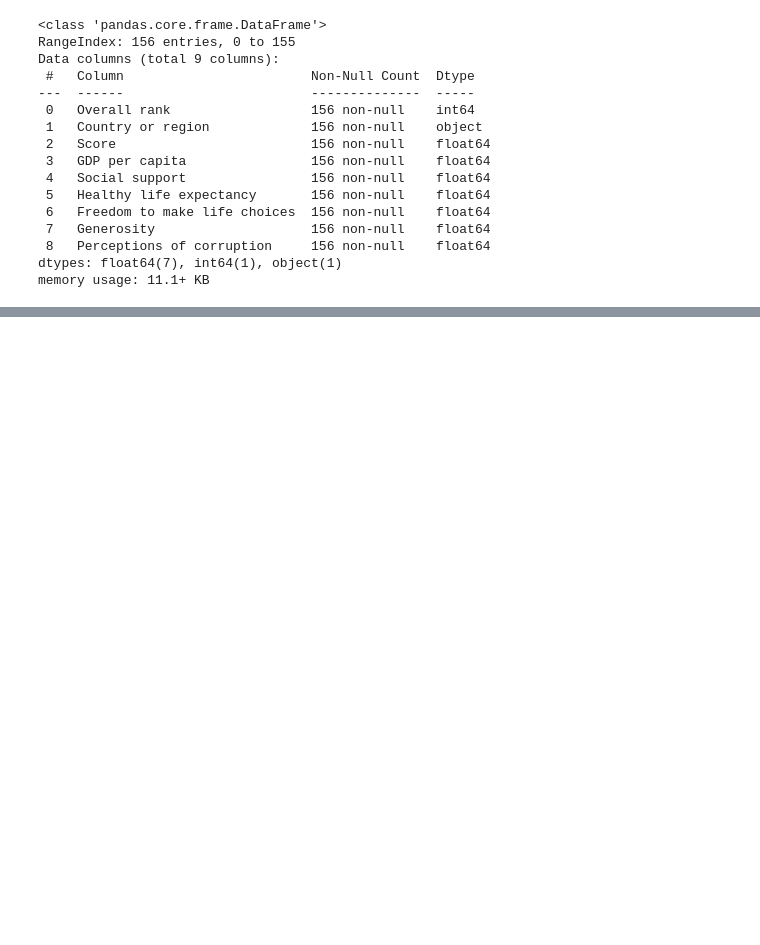
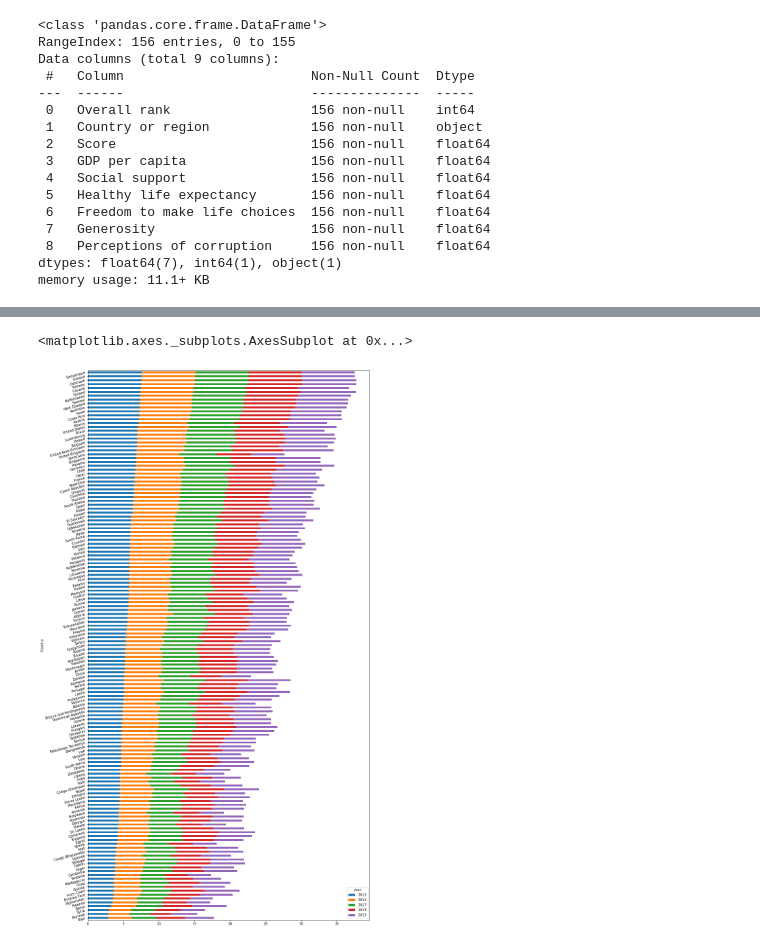
Before and after one commit to sumankumar1/python, a Jupyter notebook: Data Science - World Happiness Report/notebook.ipynb, the cells around one changed output, grey strips where cells are left out. Saved outputs shown, nothing was run; the diff lists cells and outputs as text; code cells hidden in the pictures; blank space fills up the shorter version.

Commit message:
Analysis into correlation beween happiness and other variables

```diff
--- a/Data Science - World Happiness Report/notebook.ipynb
+++ b/Data Science - World Happiness Report/notebook.ipynb
@@ -239,0 +242,7 @@ array([[<matplotlib.axes._subplots.AxesSubplot object at 0x...>,
+# %%
+d15['year'] = 2015
+d16['year'] = 2016
+d17['year'] = 2017
+d18['year'] = 2018
+d19['year'] = 2019
+data = pd.concat([d15,d16,d17,d18,d19])
@@ -239,0 +269,3 @@ array([[<matplotlib.axes._subplots.AxesSubplot object at 0x...>,
+# %%
+data1 = data.drop(data.columns[[1,4,11,13,14,15,16]],axis=1)
+data1.sort_values(by=['Country','year']).head()
@@ -239,0 +328,2 @@ array([[<matplotlib.axes._subplots.AxesSubplot object at 0x...>,
+# %%
+data2 = data1.fillna(0.25)
@@ -239,0 +344,4 @@ array([[<matplotlib.axes._subplots.AxesSubplot object at 0x...>,
+# %%
+score_year_pattern = pd.pivot_table(data2,values='Happiness Score',index=['Country'],columns=['year'])
+score_year_pattern =  score_year_pattern.dropna()
+score_year_pattern.head()
@@ -239,0 +356,7 @@ array([[<matplotlib.axes._subplots.AxesSubplot object at 0x...>,
+# %%
+# Sorted in order of Happiness score in 2015
+# Observe people in some countries are getting more happier compared to other countries e.g. Denmark, Norway, Finland
+score_year_pattern.sort_values(by=2015).plot.barh(figsize=(15,30),stacked=True,rot=15)
+# %% [output]
+<matplotlib.axes._subplots.AxesSubplot at 0x...>
+[figure, added]
```
Also changed, not shown: parts of 27 cells of this notebook.
